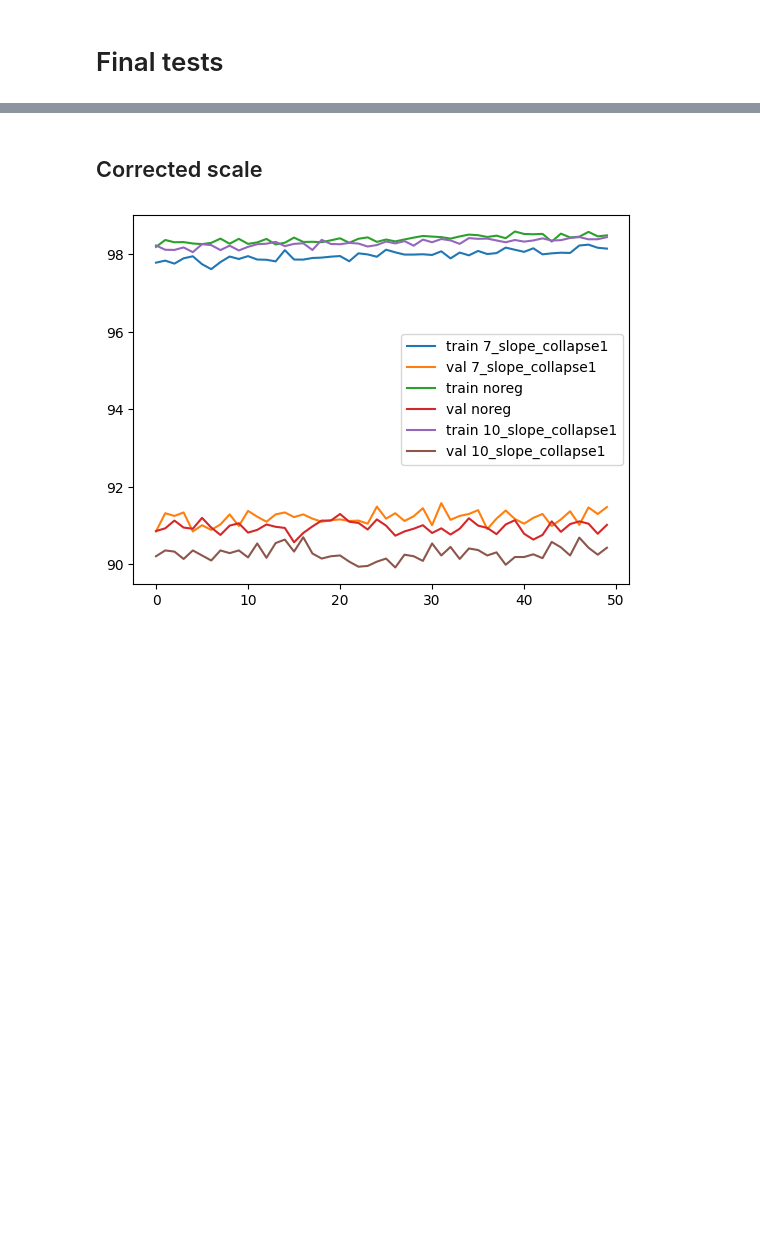
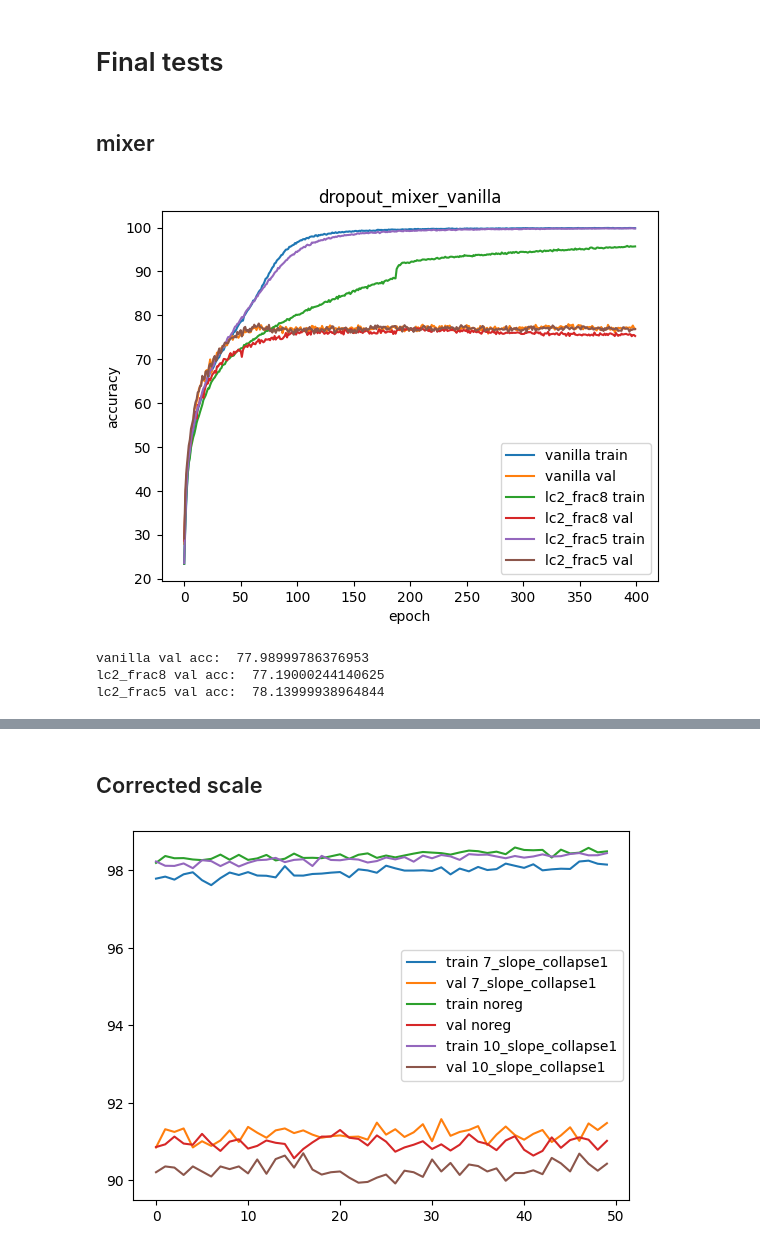
Before and after one commit to soheilzi/LayerCollapse, a Jupyter notebook: regularization_tests/plot_cifar10.ipynb, the cells around one changed output, grey strips where cells are left out. Cells and saved outputs as stored; diff of their text form; code cells hidden in the pictures; blank space fills up the shorter version.

```diff
--- a/regularization_tests/plot_cifar10.ipynb
+++ b/regularization_tests/plot_cifar10.ipynb
@@ -4,3 +4,47 @@ import matplotlib.pyplot as plt
 import numpy as np
 # %% [markdown]
 # Final tests
+# %% [markdown]
+## mixer
+# %%
+# dropout_mixer_vanilla
+with open('./data_cifar10/dropout_mixer_vanilla.pkl', 'rb') as f:
+    data = pickle.load(f)
+train_acc1 = np.array(data['train_accs']) * 100
+val_acc1 = np.array(data['val_accs'])
+
+# dropout_mixer_lc2_frac8
+with open('./data_cifar10/dropout_mixer_lc2_frac8.pkl', 'rb') as f:
+    data = pickle.load(f)
+train_acc2 = np.array(data['train_accs']) * 100
+val_acc2 = np.array(data['val_accs'])
+
+# droupout_mixer_lc2_frac5
+with open('./data_cifar10/droupout_mixer_lc2_frac5.pkl', 'rb') as f:
+    data = pickle.load(f)
+train_acc3 = np.array(data['train_accs']) * 100
+val_acc3 = np.array(data['val_accs'])
+
+plt.plot(train_acc1, label='vanilla train')
+plt.plot(val_acc1, label='vanilla val')
+
+plt.plot(train_acc2, label='lc2_frac8 train')
+plt.plot(val_acc2, label='lc2_frac8 val')
+
+plt.plot(train_acc3, label='lc2_frac5 train')
+plt.plot(val_acc3, label='lc2_frac5 val')
+
+plt.legend()
+plt.xlabel('epoch')
+plt.ylabel('accuracy')
+plt.title('dropout_mixer_vanilla')
+plt.show()
+
+print("vanilla val acc: ", np.max(val_acc1))
+print("lc2_frac8 val acc: ", np.max(val_acc2))
+print("lc2_frac5 val acc: ", np.max(val_acc3))
+# %% [output]
+[figure, added]
+vanilla val acc:  77.98999786376953
+lc2_frac8 val acc:  77.19000244140625
+lc2_frac5 val acc:  78.13999938964844
```
Also changed, not shown: parts of 3 cells of this notebook, 28 other files.
